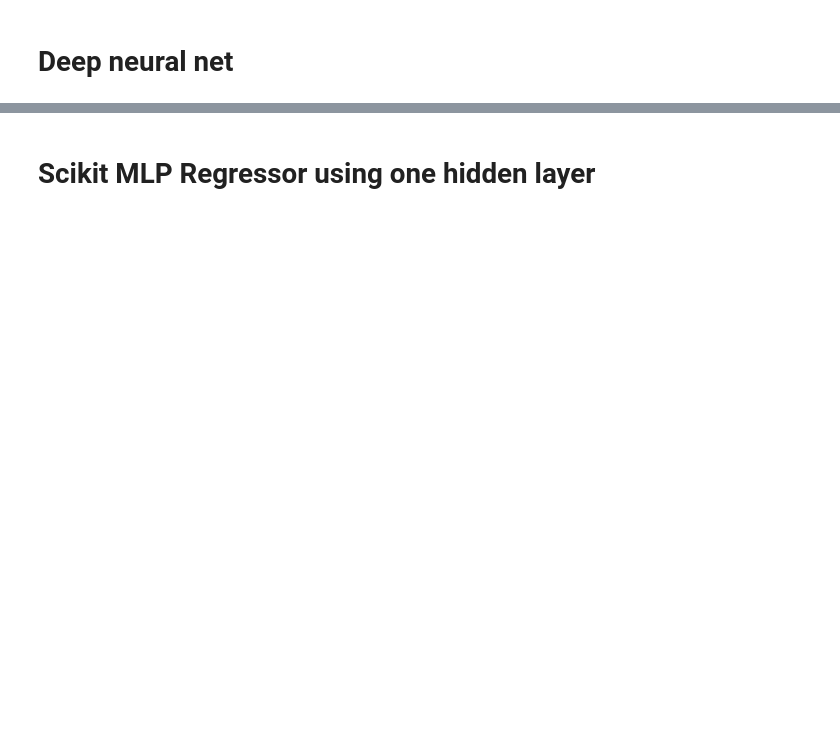
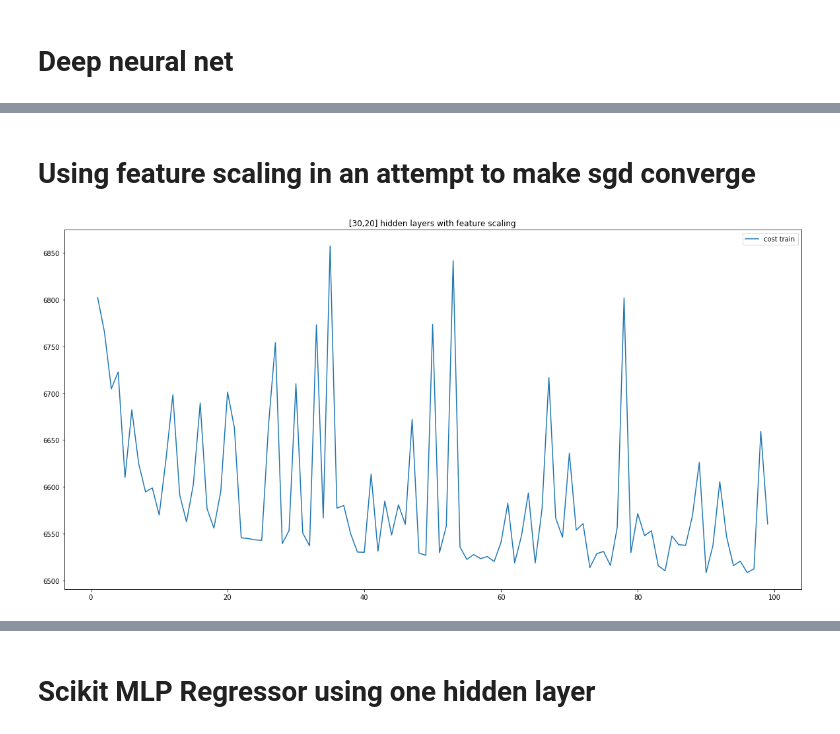
Before and after one commit to hannasv/Project3, a Jupyter notebook: NeuralNetworks.ipynb, the cells around one changed output, grey strips where cells are left out. Cells and saved outputs as stored; diff of their text form; code cells hidden in the pictures; blank space fills up the shorter version.

Commit message:
finding stucture neural network

```diff
--- a/NeuralNetworks.ipynb
+++ b/NeuralNetworks.ipynb
@@ -283,0 +220,24 @@ mse_train = p.eval_['train_perfom']
+# %% [markdown]
+# Using feature scaling in an attempt to make sgd converge
+# %%
+X_train, X_test, y_train, y_test = train_test_split(X, y, test_size = 0.2)
+
+from sklearn.preprocessing import StandardScaler
+
+scaler = StandardScaler()
+fit = scaler.fit(X_train)
+X_train = scaler.transform(X_train)
+X_test = scaler.transform(X_test)
+
+model = NeuralNetRegressor(n_hidden = [30, 20],
+                           epochs=100,
+                           eta=0.001,
+                           # empty plot --> to large eta results in NaN values.
+                           shuffle=True,
+                           batch_size=10,
+                           seed=None,
+                           alpha=0.0001, # dette er for relu ikke det samme som penaltien i scikit learn
+                           activation='sigmoid')
+
+p = model.fit(X_train, y_train, X_test, y_test)
+l = model.predict(X_test)
@@ -284,16 +249,19 @@ mse_train = p.eval_['train_perfom']
 # %%
 tr = p.eval_['cost_train']
 te = p.eval_['cost_test']
 
 x = np.arange(100)
 temp = []
 temp2 = []
 for i in range(len(x)):
     temp.append(tr[i][0][0])
     temp2.append(te[i][0][0])
 
 plt.figure(figsize = (20,10))
-plt.plot(x,temp, label = "cost train")
-#plt.plot(x,temp2, label = "cost test")
+plt.plot(x[1:], temp[1:], label = "cost train")
+#plt.plot(x[1:], temp2[1:], label = "cost test")
 plt.legend()
-plt.savefig("results/figures/cost_nn_two_layers.png")
+plt.title(" [30,20] hidden layers with feature scaling ")
+plt.savefig("results/figures/cost_nn_feature_scaling.png")
+# %% [output]
+[figure, added]
```
Also changed, not shown: parts of 16 cells of this notebook, 8 other files.
